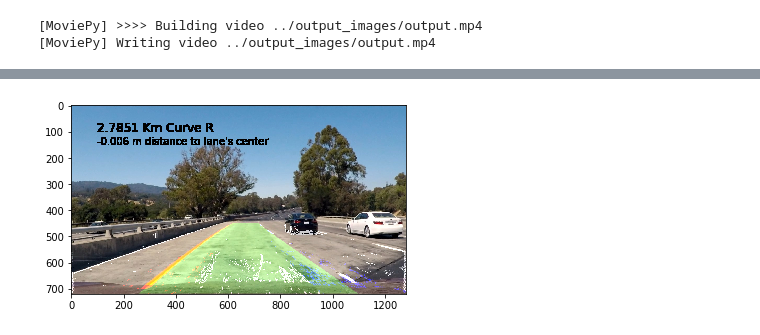
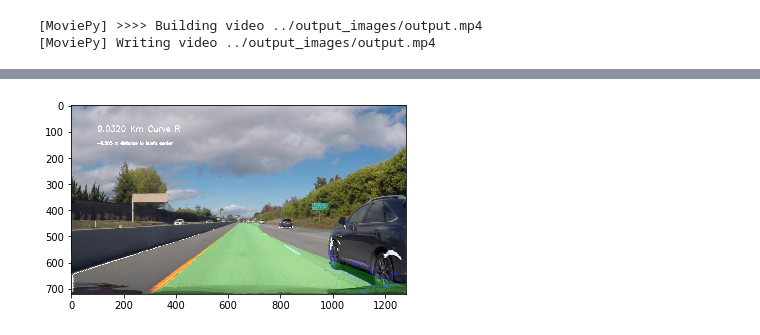
Before and after one commit to Ricram2/Advanced-Lane-Lines-Detction-CarND-, a Jupyter notebook: CarND-Advanced-Lane-Lines-ricram2/examples/Consolidates.ipynb, the cells around one changed output, grey strips where cells are left out. Cells and saved outputs as stored; diff of their text form; code cells hidden in the pictures.

Commit message:
Almost final video

```diff
--- a/CarND-Advanced-Lane-Lines-ricram2/examples/Consolidates.ipynb
+++ b/CarND-Advanced-Lane-Lines-ricram2/examples/Consolidates.ipynb
@@ -355,21 +356,24 @@ def unwraping(img):
 
     return unwarped
 # %%
+ret, mtx, dist, rvecs, tvecs = calibrate('../camera_cal/calibration*.jpg')
+font = cv2.FONT_HERSHEY_SIMPLEX
+
 def pipeline(image):
-    dst, img = calibrate('../camera_cal/calibration*.jpg','../test_images/test1.jpg')
+
+    dst = undistort(image, mtx, dist)
     binary_warped = wraping(dst)
+    gobeled = detection(binary_warped)
+    out_img = fit_polynomial(gobeled)
+    result, left_curverad, right_curverad, average_km, offset = search_around_poly(gobeled)
+    consolidated = cv2.addWeighted(unwraping(result), 0.8, image, 1, 0)
+    cv2.putText(consolidated,'{}{}'.format("%.4f"%average_km, " Km Curve R"),(100,100), font, 1,(255,255,255),2,cv2.LINE_AA)
+    cv2.putText(consolidated,'{}{}'.format("%.3f"%offset," m distance to lane's center"),(100,150), font, 0.5,(255,255,255),2,cv2.LINE_AA)
+    plt.imshow(consolidated)
 
-  ### TO DO: GET THE CALIBRATION OUT
-    gobeled = detection(binary_warped)
-    cv2.imwrite('gobeled.png', gobeled)
-    histogram = hist(gobeled)
-    out_img = fit_polynomial(gobeled)
-    result, ploty, left_fit, right_fit, offset = search_around_poly(gobeled)
-    left_curverad, right_curverad, average_km = measure_curvature_pixels(left_fit, right_fit)
-    consolidated = cv2.addWeighted(unwraping(result), 0.8, img, 1, 0)
-    plt.imshow(consolidated)
-    plt.text(100, 100, '{}{}'.format("%.4f"%average_km, " Km Curve R"),fontsize=12)
-    plt.text(100, 150, '{}{}'.format("%.3f"%offset," m distance to lane's center"),fontsize=10)
+
+
+
 
     return consolidated
 # %%
@@ -378,8 +382,8 @@ white_output = '../output_images/output.mp4'
 ## To do so add .subclip(start_second,end_second) to the end of the line below
 ## Where start_second and end_second are integer values representing the start and end of the subclip
 ## You may also uncomment the following line for a subclip of the first 5 seconds
-##clip1 = VideoFileClip("test_videos/solidWhiteRight.mp4").subclip(0,5)
-clip1 = VideoFileClip("../challenge_video.mp4").subclip(0,5)
+##clip1 = VideoFileClip("test_videos/solidWhiteRight.mp4").subclip(0,2)
+clip1 = VideoFileClip("../challenge_video.mp4")#.subclip(0,3)
 white_clip = clip1.fl_image(pipeline) #NOTE: this function expects color images!!
 %time white_clip.write_videofile(white_output, audio=False)
 # %% [output]
@@ -393 +397 @@ Wall time: 8min 48s
-[figure, old version]
+[figure, new version]
```
Also changed, not shown: parts of 2 cells of this notebook, 4 other files.
